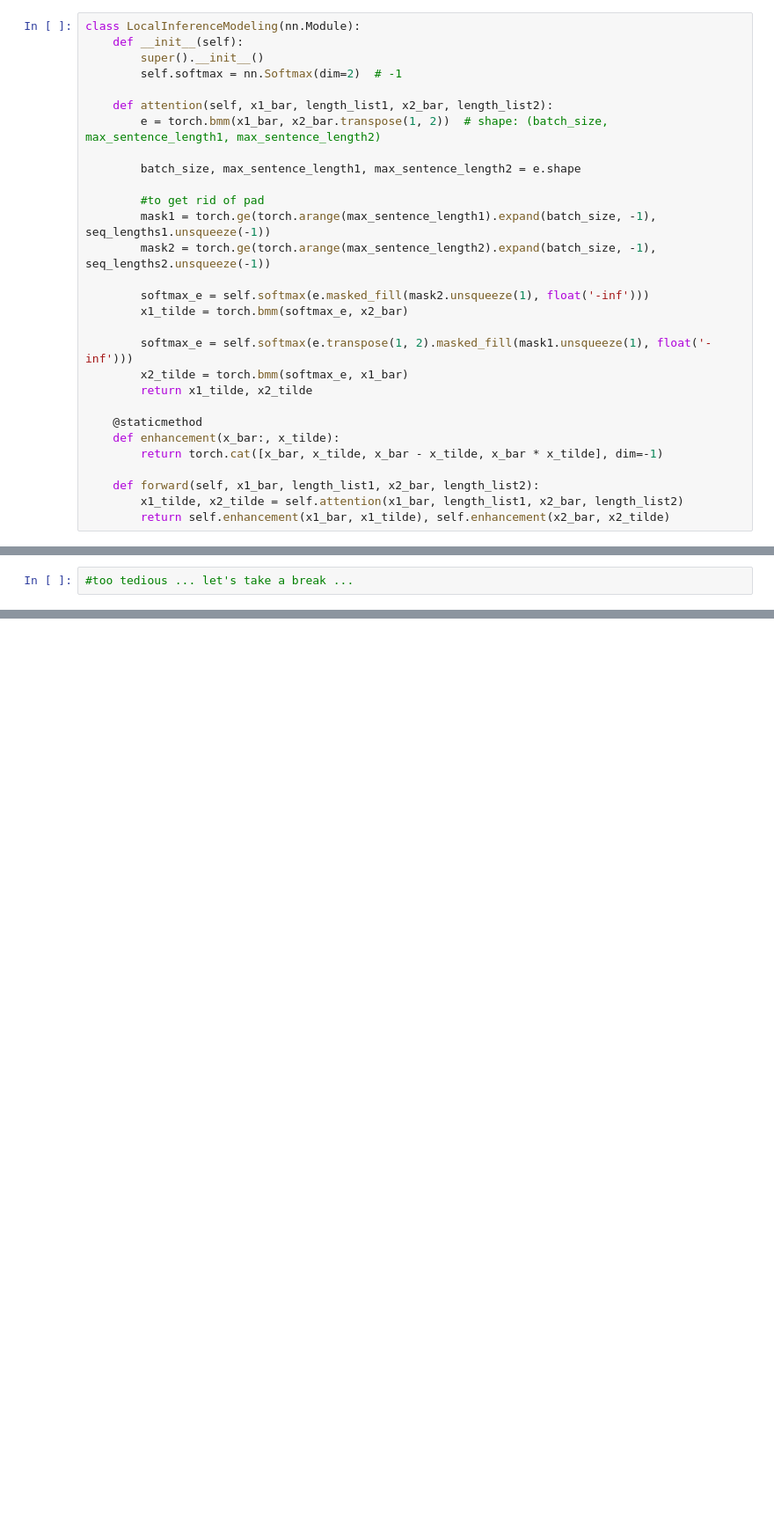
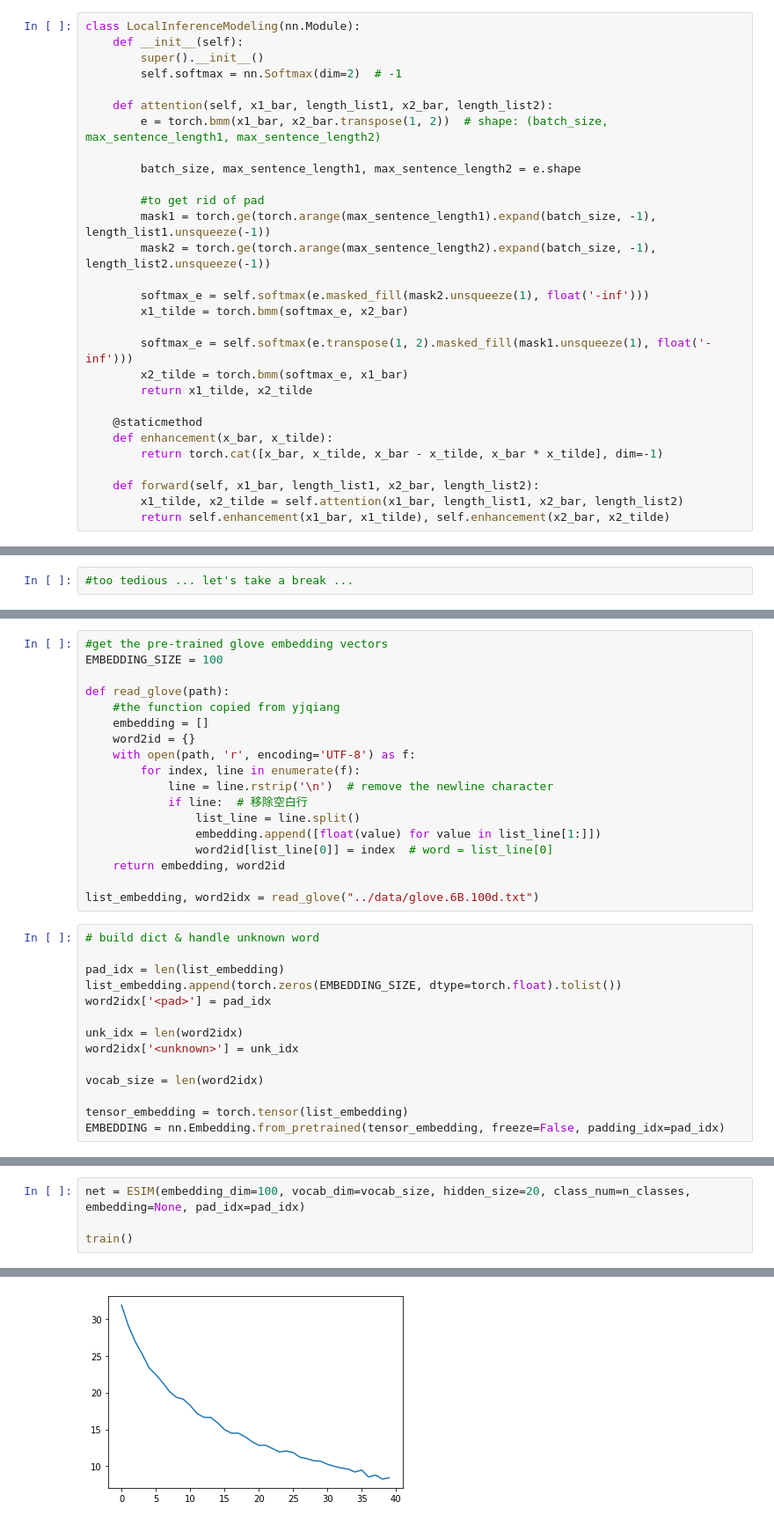
Before and after one commit to FudanNLP/nlp-beginner, a Jupyter notebook: task3/esim.ipynb, the cells around one changed output, grey strips where cells are left out. Shown at 88% size. Saved outputs shown, nothing was run; the diff lists cells and outputs as text; blank space fills up the shorter version.

```diff
--- a/task3/esim.ipynb
+++ b/task3/esim.ipynb
@@ -44,8 +45,8 @@ class LocalInferenceModeling(nn.Module):
         batch_size, max_sentence_length1, max_sentence_length2 = e.shape
 
         #to get rid of pad
-        mask1 = torch.ge(torch.arange(max_sentence_length1).expand(batch_size, -1), seq_lengths1.unsqueeze(-1))
-        mask2 = torch.ge(torch.arange(max_sentence_length2).expand(batch_size, -1), seq_lengths2.unsqueeze(-1))
+        mask1 = torch.ge(torch.arange(max_sentence_length1).expand(batch_size, -1), length_list1.unsqueeze(-1))
+        mask2 = torch.ge(torch.arange(max_sentence_length2).expand(batch_size, -1), length_list2.unsqueeze(-1))
 
         softmax_e = self.softmax(e.masked_fill(mask2.unsqueeze(1), float('-inf')))
         x1_tilde = torch.bmm(softmax_e, x2_bar)
@@ -55,7 +56,7 @@ class LocalInferenceModeling(nn.Module):
         return x1_tilde, x2_tilde
 
     @staticmethod
-    def enhancement(x_bar:, x_tilde):
+    def enhancement(x_bar, x_tilde):
         return torch.cat([x_bar, x_tilde, x_bar - x_tilde, x_bar * x_tilde], dim=-1)
 
     def forward(self, x1_bar, length_list1, x2_bar, length_list2):
@@ -131,0 +373,32 @@ class ESIM(nn.Module):
+# %%
+#get the pre-trained glove embedding vectors
+EMBEDDING_SIZE = 100
+
+def read_glove(path):
+    #the function copied from yjqiang
+    embedding = []
+    word2id = {}
+    with open(path, 'r', encoding='UTF-8') as f:
+        for index, line in enumerate(f):
+            line = line.rstrip('\n')  # remove the newline character
+            if line:  # 移除空白行
+                list_line = line.split()
+                embedding.append([float(value) for value in list_line[1:]])
+                word2id[list_line[0]] = index  # word = list_line[0]
+    return embedding, word2id
+
+list_embedding, word2idx = read_glove("../data/glove.6B.100d.txt")
+# %%
+# build dict & handle unknown word
+
+pad_idx = len(list_embedding)
+list_embedding.append(torch.zeros(EMBEDDING_SIZE, dtype=torch.float).tolist())
+word2idx['<pad>'] = pad_idx
+
+unk_idx = len(word2idx)
+word2idx['<unknown>'] = unk_idx
+
+vocab_size = len(word2idx)
+
+tensor_embedding = torch.tensor(list_embedding)
+EMBEDDING = nn.Embedding.from_pretrained(tensor_embedding, freeze=False, padding_idx=pad_idx)
@@ -131,0 +409,5 @@ class ESIM(nn.Module):
+# %%
+net = ESIM(embedding_dim=100, vocab_dim=vocab_size, hidden_size=20, class_num=n_classes, embedding=None, pad_idx=pad_idx)
+
+train()
+# %% [output]
@@ -131,0 +431 @@ class ESIM(nn.Module):
+[figure, added]
```
Also changed, not shown: parts of 14 cells of this notebook, 3 other files.
